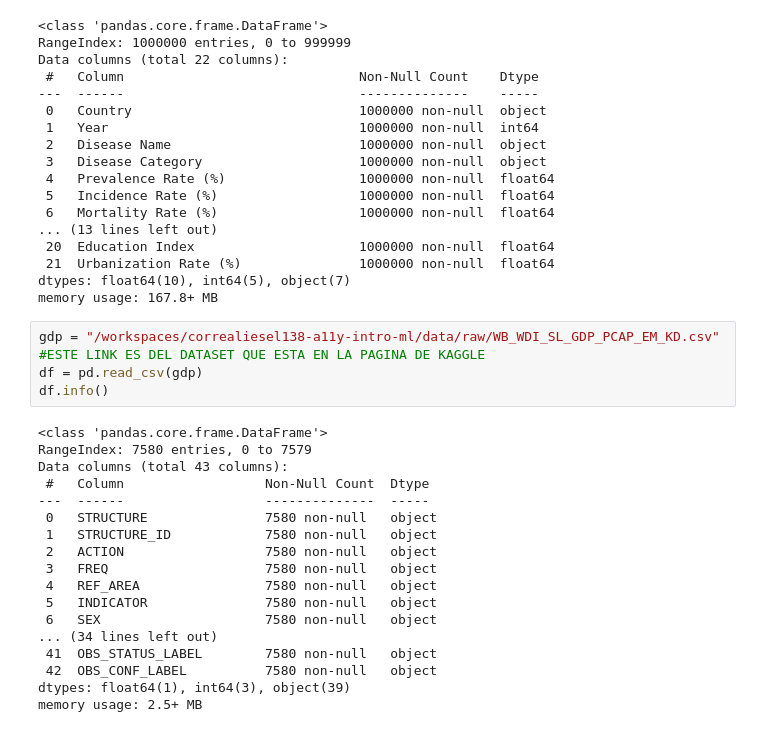
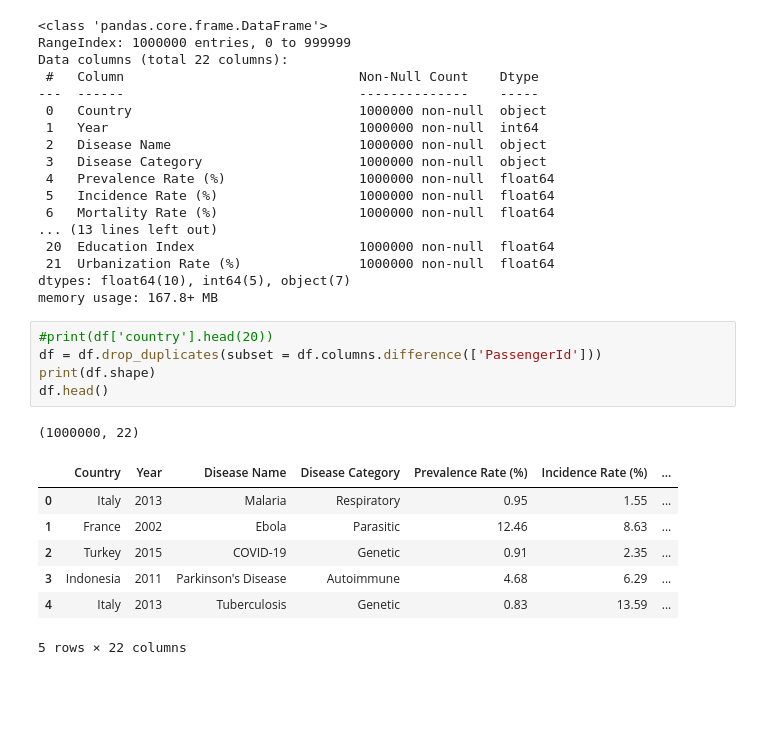
Before and after one commit to 4GeeksAcademy/correaliesel138-a11y-intro-ml, a Jupyter notebook: src/explore.ipynb, the cells around one changed output. Saved outputs shown, nothing was run; the diff lists cells and outputs as text; blank space fills up the shorter version.

```diff
--- a/src/explore.ipynb
+++ b/src/explore.ipynb
@@ -22,25 +25,17 @@ Data columns (total 22 columns):
  21  Urbanization Rate (%)               1000000 non-null  float64
 dtypes: float64(10), int64(5), object(7)
 memory usage: 167.8+ MB
-# %%
-gdp = "/workspaces/correaliesel138-a11y-intro-ml/data/raw/WB_WDI_SL_GDP_PCAP_EM_KD.csv" #ESTE LINK ES DEL DATASET QUE ESTA EN LA PAGINA DE KAGGLE
-df = pd.read_csv(gdp)
-df.info()
-# %% [output]
-<class 'pandas.core.frame.DataFrame'>
-RangeIndex: 7580 entries, 0 to 7579
-Data columns (total 43 columns):
- #   Column                  Non-Null Count  Dtype
----  ------                  --------------  -----
- 0   STRUCTURE               7580 non-null   object
- 1   STRUCTURE_ID            7580 non-null   object
- 2   ACTION                  7580 non-null   object
- 3   FREQ                    7580 non-null   object
- 4   REF_AREA                7580 non-null   object
- 5   INDICATOR               7580 non-null   object
- 6   SEX                     7580 non-null   object
-... (34 lines left out)
- 41  OBS_STATUS_LABEL        7580 non-null   object
- 42  OBS_CONF_LABEL          7580 non-null   object
-dtypes: float64(1), int64(3), object(39)
-memory usage: 2.5+ MB
+# %%
+#print(df['country'].head(20))
+df = df.drop_duplicates(subset = df.columns.difference(['PassengerId']))
+print(df.shape)
+df.head()
+# %% [output]
+(1000000, 22)
+|  | Country | Year | Disease Name | Disease Category | Prevalence Rate (%) | Incidence Rate (%) | ... |
+| 0 | Italy | 2013 | Malaria | Respiratory | 0.95 | 1.55 | ... |
+| 1 | France | 2002 | Ebola | Parasitic | 12.46 | 8.63 | ... |
+| 2 | Turkey | 2015 | COVID-19 | Genetic | 0.91 | 2.35 | ... |
+| 3 | Indonesia | 2011 | Parkinson's Disease | Autoimmune | 4.68 | 6.29 | ... |
+| 4 | Italy | 2013 | Tuberculosis | Genetic | 0.83 | 13.59 | ... |
+5 rows × 22 columns
```
Also changed, not shown: parts of 17 cells of this notebook, 2 other files.
